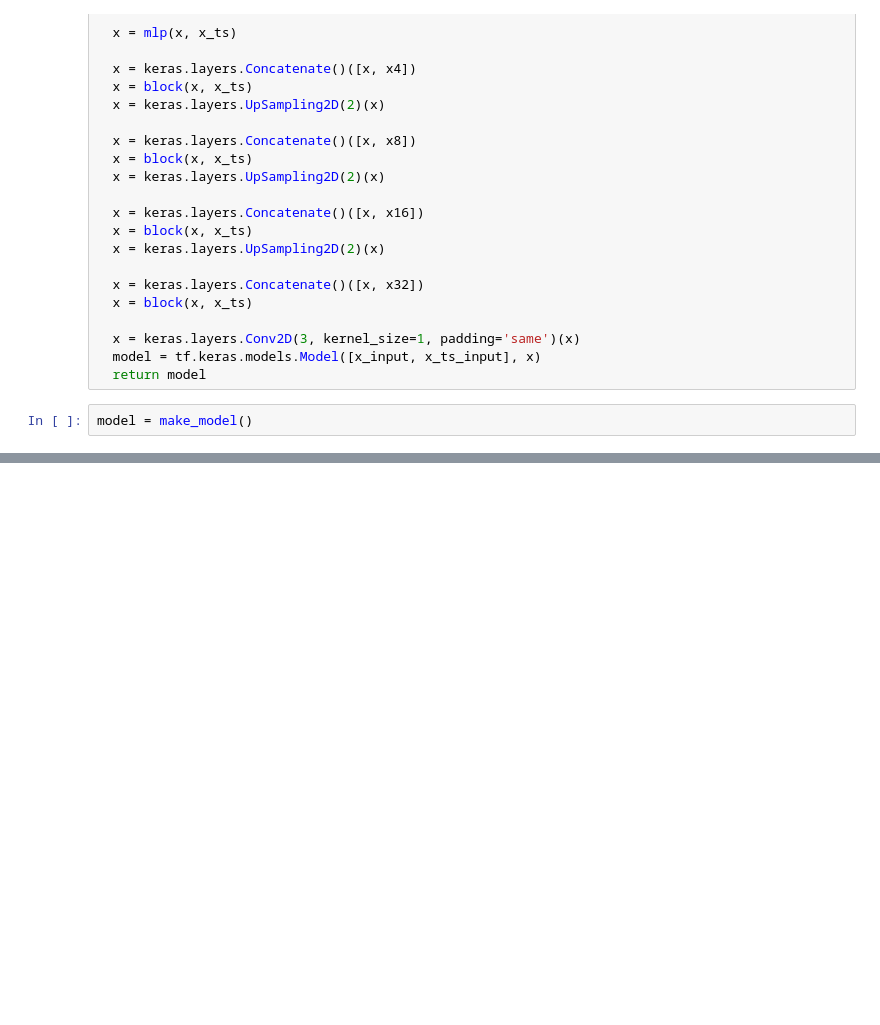
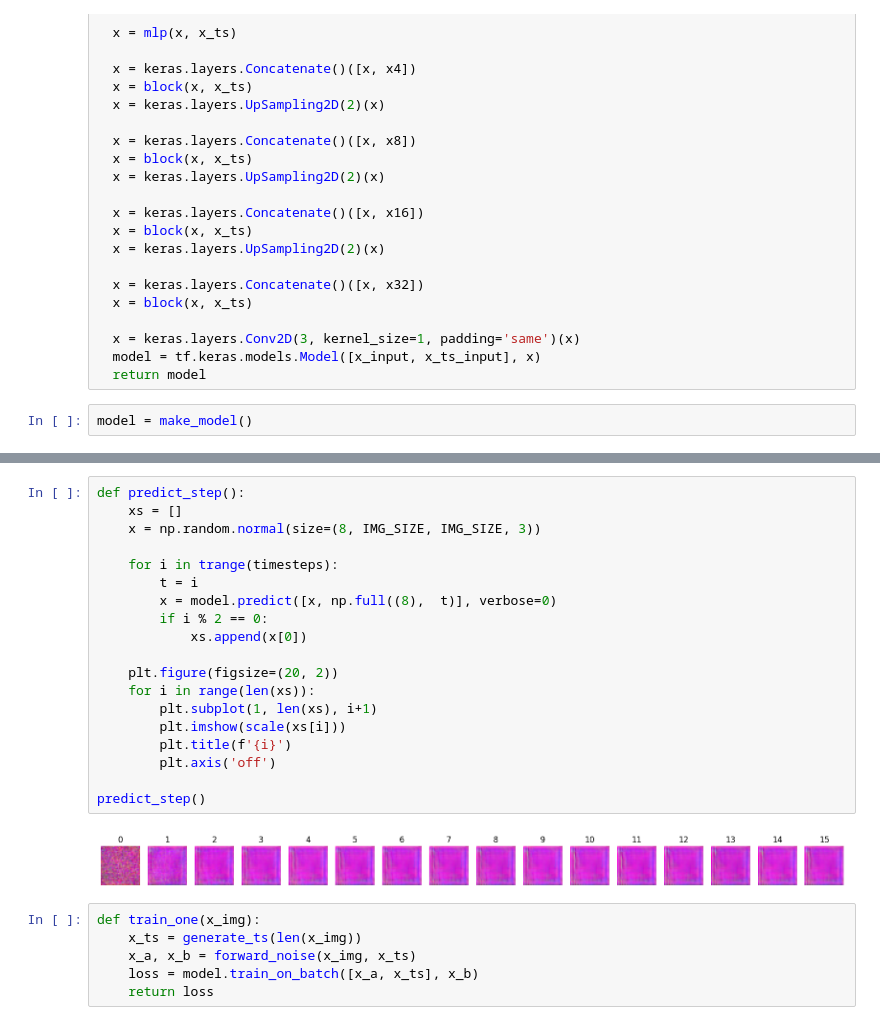
Before and after one commit to lrav35/diffusion, a Jupyter notebook: OG_QuickDiffusionModel_TF.ipynb, the cells around one changed output, grey strips where cells are left out. Cells and saved outputs as stored; diff of their text form; blank space fills up the shorter version.

```diff
--- a/OG_QuickDiffusionModel_TF.ipynb
+++ b/OG_QuickDiffusionModel_TF.ipynb
@@ -155,0 +171,27 @@ ________________________________________________________________________________
+# %%
+def predict_step():
+    xs = []
+    x = np.random.normal(size=(8, IMG_SIZE, IMG_SIZE, 3))
+
+    for i in trange(timesteps):
+        t = i
+        x = model.predict([x, np.full((8),  t)], verbose=0)
+        if i % 2 == 0:
+            xs.append(x[0])
+
+    plt.figure(figsize=(20, 2))
+    for i in range(len(xs)):
+        plt.subplot(1, len(xs), i+1)
+        plt.imshow(scale(xs[i]))
+        plt.title(f'{i}')
+        plt.axis('off')
+
+predict_step()
+# %% [output]
+[figure, added]
+# %%
+def train_one(x_img):
+    x_ts = generate_ts(len(x_img))
+    x_a, x_b = forward_noise(x_img, x_ts)
+    loss = model.train_on_batch([x_a, x_ts], x_b)
+    return loss
```
Also changed, not shown: parts of 6 cells of this notebook.
